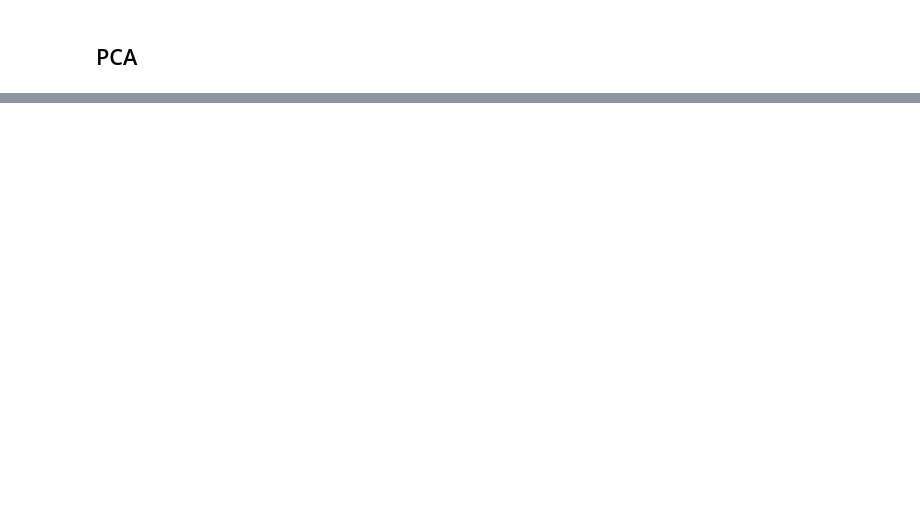
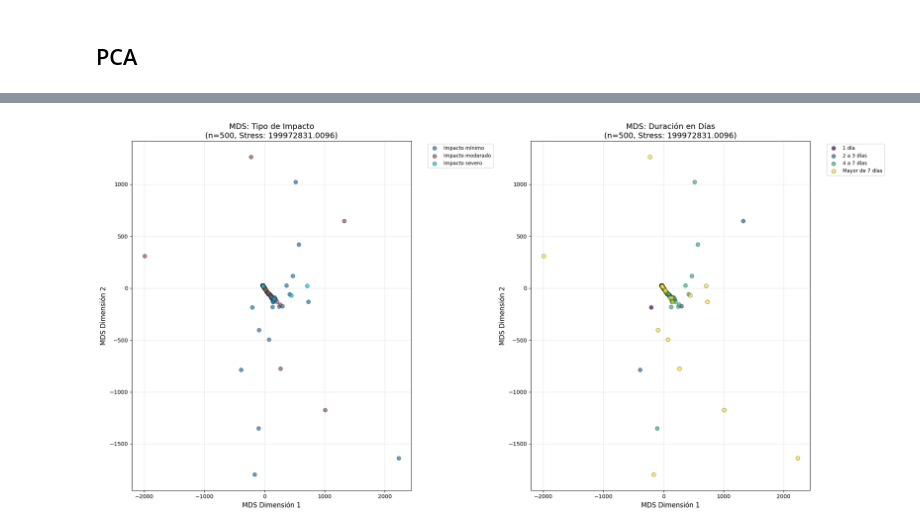
Before and after one commit to Pinedah/ESCOM_data-analysis-proyecto, a Jupyter notebook: EDA.ipynb, the cells around one changed output, grey strips where cells are left out. Saved outputs shown, nothing was run; the diff lists cells and outputs as text; code cells hidden in the pictures; blank space fills up the shorter version.

```diff
--- a/EDA.ipynb
+++ b/EDA.ipynb
@@ -319,0 +705,98 @@ KeyboardInterrupt:
+# %%
+# Análisis de Escalamiento Multidimensional (MDS) - Versión ultra-optimizada
+from sklearn.manifold import MDS
+from sklearn.metrics import pairwise_distances
+
+# Seleccionar SOLO 2 variables (las más importantes)
+mds_columns = ['Arbolado_Adulto', 'Total_hectareas']
+
+# Muestra MUY pequeña para velocidad
+sample_size = 500  # Solo 500 registros
+sample_indices = np.random.choice(dataset_normalized.index, size=min(sample_size, len(dataset_normalized)), replace=False)
+numeric_data_sample = dataset_normalized.loc[sample_indices, mds_columns]
+
+print(f"Usando muestra de {len(numeric_data_sample)} registros con {len(mds_columns)} variables")
+print(f"(Versión ultra-optimizada para evitar tiempos largos de cálculo)")
+
+# Crear el modelo MDS super optimizado
+print("Calculando MDS... (debería tardar solo unos segundos)")
+mds = MDS(
+    n_components=2,
+    random_state=42,
+    dissimilarity='euclidean',
+    n_init=1,          # Solo 1 inicialización (antes 4)
+    max_iter=100,      # Solo 100 iteraciones (antes 300)
+    n_jobs=-1          # Usar todos los cores disponibles
+)
+mds_result = mds.fit_transform(numeric_data_sample)
+
+# Crear DataFrame con las coordenadas MDS
+mds_df = pd.DataFrame(
+    data=mds_result,
+    columns=['MDS1', 'MDS2']
+)
+
+# Agregar las columnas de Tipo_impacto y Duracion_dias para agrupar
+mds_df['Tipo_impacto'] = dataset_sinfn_clean.loc[sample_indices, 'Tipo_impacto'].values
+mds_df['Duracion_dias'] = dataset_sinfn_clean.loc[sample_indices, 'Duracion_dias'].values
+
+# Convertir Duracion_dias a valores numéricos para ordenamiento
+duracion_mapping = {
+    '1 día': 1,
+    '2 a 3 días': 2.5,
+    '4 a 7 días': 5.5,
+    'Mayor de 7 días': 10
+}
+mds_df['Duracion_dias_num'] = mds_df['Duracion_dias'].map(duracion_mapping)
+
+# Calcular el stress (medida de ajuste del MDS)
+stress = mds.stress_
+print(f"\n✓ MDS completado!")
+print(f"Stress del modelo: {stress:.4f}")
+print("(Valores menores indican mejor ajuste. <0.1 = excelente, <0.2 = bueno)")
+
+# Gráficas
+fig = plt.figure(figsize=(20, 10))
+
+# Scatter plot MDS1 vs MDS2 agrupado por Tipo_impacto
+ax1 = plt.subplot(1, 2, 1)
+tipos_impacto = mds_df['Tipo_impacto'].unique()
+colors_impacto = plt.cm.tab10(np.linspace(0, 1, len(tipos_impacto)))
+
+for tipo, color in zip(tipos_impacto, colors_impacto):
+    mask = mds_df['Tipo_impacto'] == tipo
+    ax1.scatter(mds_df.loc[mask, 'MDS1'], mds_df.loc[mask, 'MDS2'],
+                label=tipo, alpha=0.7, s=50, color=color, edgecolors='black', linewidth=0.5)
+
+ax1.set_xlabel('MDS Dimensión 1', fontsize=12)
+ax1.set_ylabel('MDS Dimensión 2', fontsize=12)
+ax1.set_title(f'MDS: Tipo de Impacto\n(n={sample_size}, Stress: {stress:.4f})', fontsize=14)
+ax1.legend(bbox_to_anchor=(1.05, 1), loc='upper left', fontsize=9)
+ax1.grid(True, alpha=0.3)
+
+# Scatter plot MDS1 vs MDS2 agrupado por Duracion_dias
+ax2 = plt.subplot(1, 2, 2)
+duraciones = mds_df['Duracion_dias'].unique()
+colors_duracion = plt.cm.viridis(np.linspace(0, 1, len(duraciones)))
+
+for duracion, color in zip(sorted(duraciones, key=lambda x: duracion_mapping.get(x, 0)), colors_duracion):
+    mask = mds_df['Duracion_dias'] == duracion
+    ax2.scatter(mds_df.loc[mask, 'MDS1'], mds_df.loc[mask, 'MDS2'],
+                label=duracion, alpha=0.7, s=50, color=color, edgecolors='black', linewidth=0.5)
+
+ax2.set_xlabel('MDS Dimensión 1', fontsize=12)
+ax2.set_ylabel('MDS Dimensión 2', fontsize=12)
+ax2.set_title(f'MDS: Duración en Días\n(n={sample_size}, Stress: {stress:.4f})', fontsize=14)
+ax2.legend(bbox_to_anchor=(1.05, 1), loc='upper left', fontsize=9)
+ax2.grid(True, alpha=0.3)
+
+plt.tight_layout()
+plt.show()
+
+# Mostrar los primeros registros de coordenadas MDS
+print("\nPrimeros 5 registros de coordenadas MDS:")
+print(mds_df[['MDS1', 'MDS2', 'Tipo_impacto', 'Duracion_dias']].head())
+
+print(f"\nVariables utilizadas: {mds_columns}")
+print(f"Tamaño de muestra: {sample_size} de {len(dataset_normalized)} registros")
+# %% [output]
@@ -319,0 +810 @@ KeyboardInterrupt:
+[figure, added]
```
Also changed, not shown: parts of 16 cells of this notebook, 38 other files.
